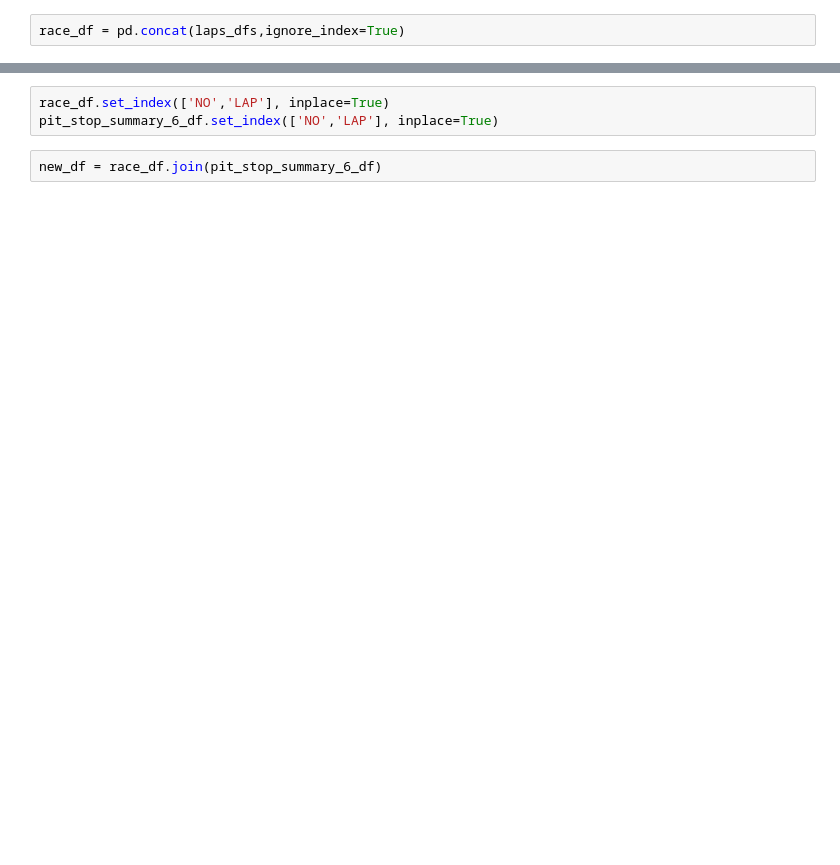
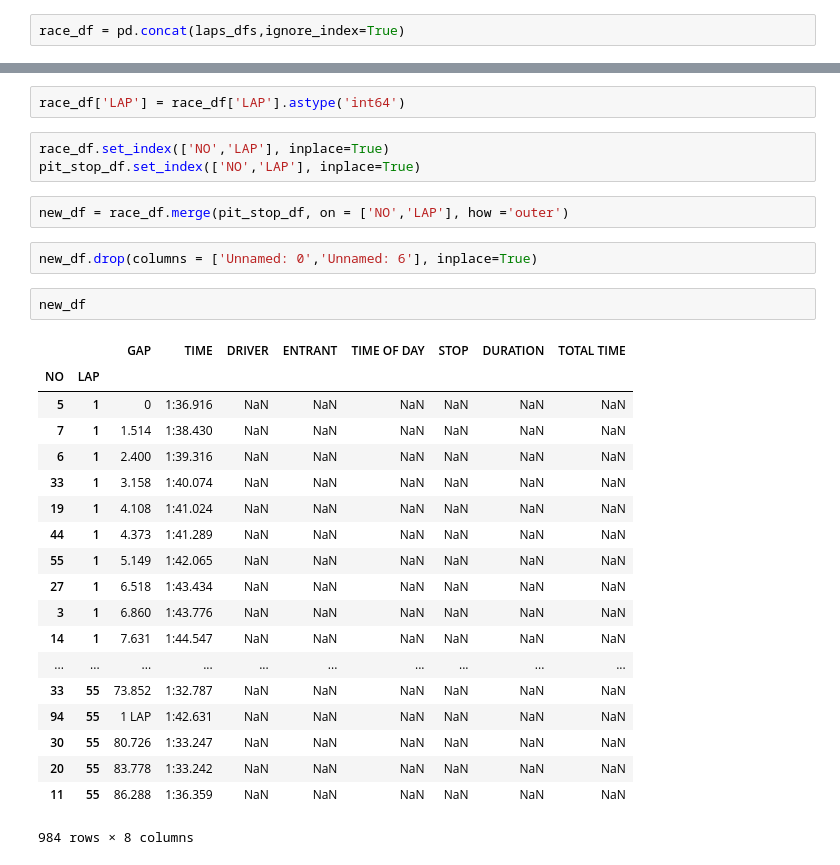
Before and after one commit to gmaretto/pit_stops, a Jupyter notebook: pdf2data.ipynb, the cells around one changed output, grey strips where cells are left out. Drawn from its saved outputs; the diff is of its cells as text; blank space fills up the shorter version.

```diff
--- a/pdf2data.ipynb
+++ b/pdf2data.ipynb
@@ -51,5 +139,31 @@ race_df = pd.concat(laps_dfs,ignore_index=True)
+# %%
+race_df['LAP'] = race_df['LAP'].astype('int64')
 # %%
 race_df.set_index(['NO','LAP'], inplace=True)
-pit_stop_summary_6_df.set_index(['NO','LAP'], inplace=True)
+pit_stop_df.set_index(['NO','LAP'], inplace=True)
-# %%
-new_df = race_df.join(pit_stop_summary_6_df)
+# %%
+new_df = race_df.merge(pit_stop_df, on = ['NO','LAP'], how ='outer')
+# %%
+new_df.drop(columns = ['Unnamed: 0','Unnamed: 6'], inplace=True)
+# %%
+new_df
+# %% [output]
+|  |  | GAP | TIME | DRIVER | ENTRANT | TIME OF DAY | STOP | DURATION | TOTAL TIME |
+| NO | LAP |  |  |  |  |  |  |  |  |
+| 5 | 1 | 0 | 1:36.916 | NaN | NaN | NaN | NaN | NaN | NaN |
+| 7 | 1 | 1.514 | 1:38.430 | NaN | NaN | NaN | NaN | NaN | NaN |
+| 6 | 1 | 2.400 | 1:39.316 | NaN | NaN | NaN | NaN | NaN | NaN |
+| 33 | 1 | 3.158 | 1:40.074 | NaN | NaN | NaN | NaN | NaN | NaN |
+| 19 | 1 | 4.108 | 1:41.024 | NaN | NaN | NaN | NaN | NaN | NaN |
+| 44 | 1 | 4.373 | 1:41.289 | NaN | NaN | NaN | NaN | NaN | NaN |
+| 55 | 1 | 5.149 | 1:42.065 | NaN | NaN | NaN | NaN | NaN | NaN |
+| 27 | 1 | 6.518 | 1:43.434 | NaN | NaN | NaN | NaN | NaN | NaN |
+| 3 | 1 | 6.860 | 1:43.776 | NaN | NaN | NaN | NaN | NaN | NaN |
+| 14 | 1 | 7.631 | 1:44.547 | NaN | NaN | NaN | NaN | NaN | NaN |
+| ... | ... | ... | ... | ... | ... | ... | ... | ... | ... |
+| 33 | 55 | 73.852 | 1:32.787 | NaN | NaN | NaN | NaN | NaN | NaN |
+| 94 | 55 | 1 LAP | 1:42.631 | NaN | NaN | NaN | NaN | NaN | NaN |
+| 30 | 55 | 80.726 | 1:33.247 | NaN | NaN | NaN | NaN | NaN | NaN |
+| 20 | 55 | 83.778 | 1:33.242 | NaN | NaN | NaN | NaN | NaN | NaN |
+| 11 | 55 | 86.288 | 1:36.359 | NaN | NaN | NaN | NaN | NaN | NaN |
+984 rows × 8 columns
```
Also changed, not shown: parts of 24 cells of this notebook, 1 other file.
